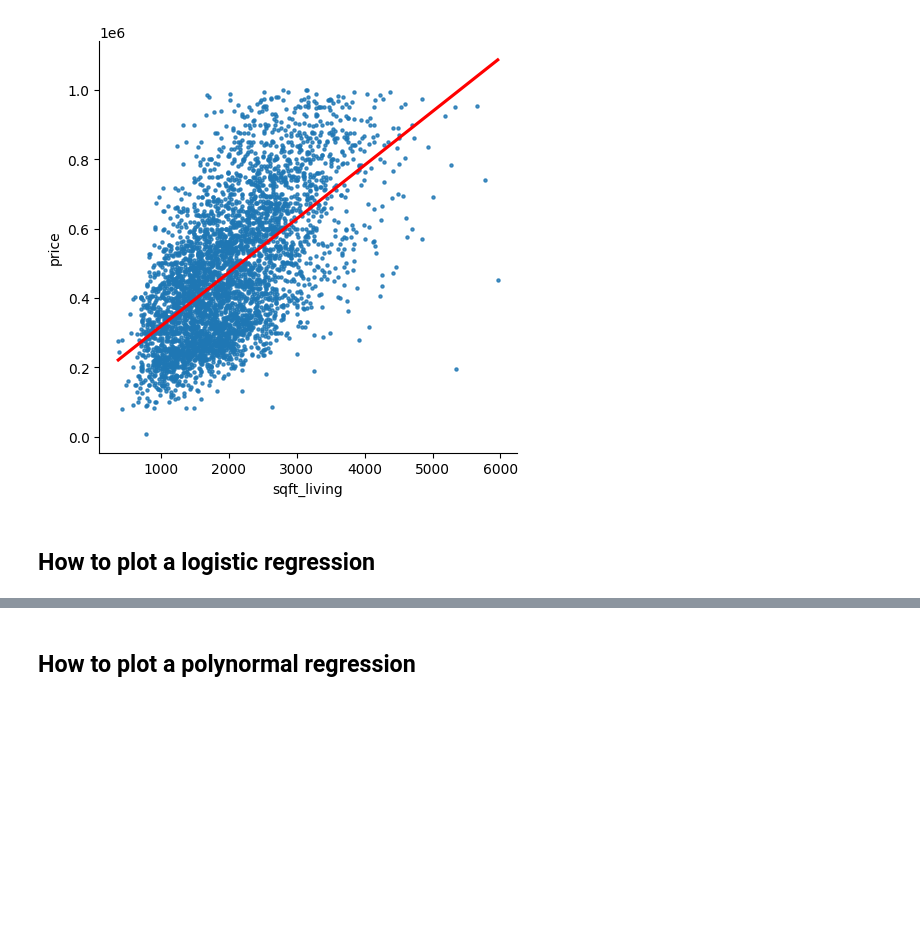
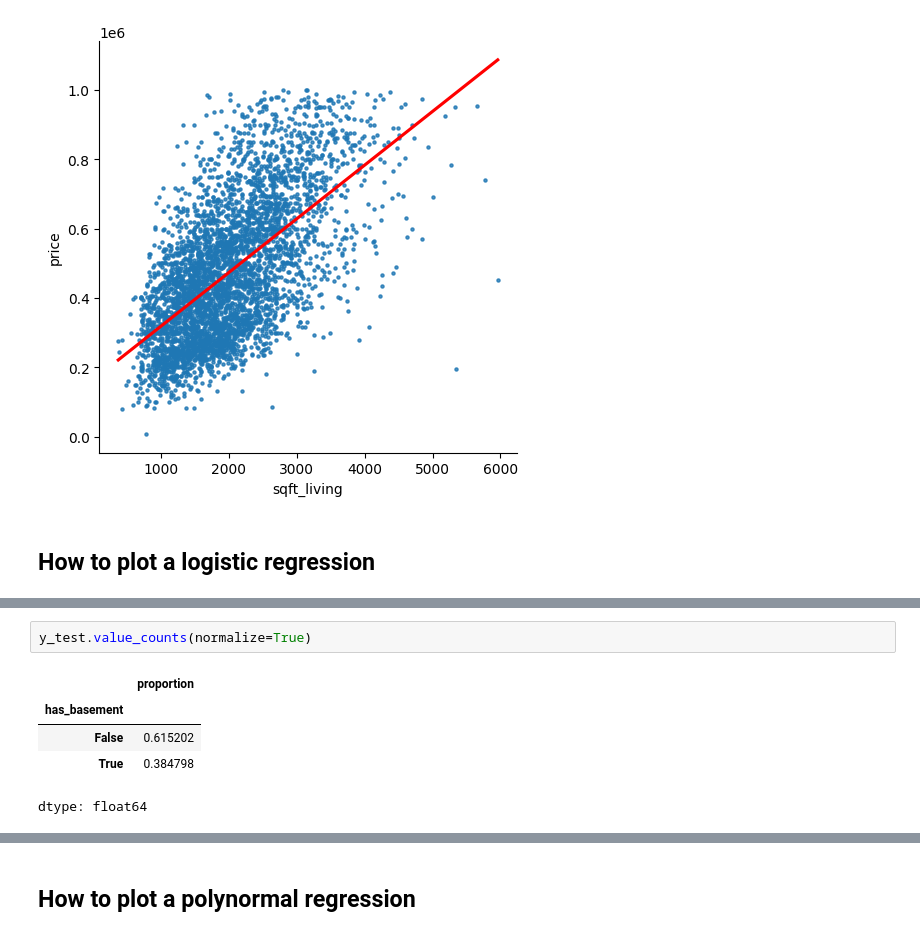
Before and after one commit to ncrowder/python, a Jupyter notebook: murach_data_analysis/class_demos/regression.ipynb, the cells around one changed output, grey strips where cells are left out. Drawn from its saved outputs; the diff is of its cells as text; blank space fills up the shorter version.

```diff
--- a/murach_data_analysis/class_demos/regression.ipynb
+++ b/murach_data_analysis/class_demos/regression.ipynb
@@ -282,0 +282,8 @@ Coefficients: [[1.60767469e-06]]
+# %%
+y_test.value_counts(normalize=True)
+# %% [output]
+|  | proportion |
+| has_basement |  |
+| False | 0.615202 |
+| True | 0.384798 |
+dtype: float64
```
Also changed, not shown: parts of 7 cells of this notebook.
